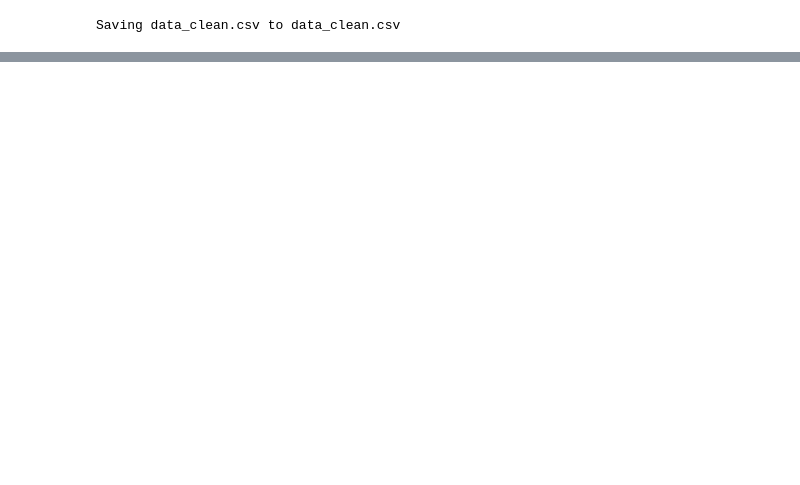
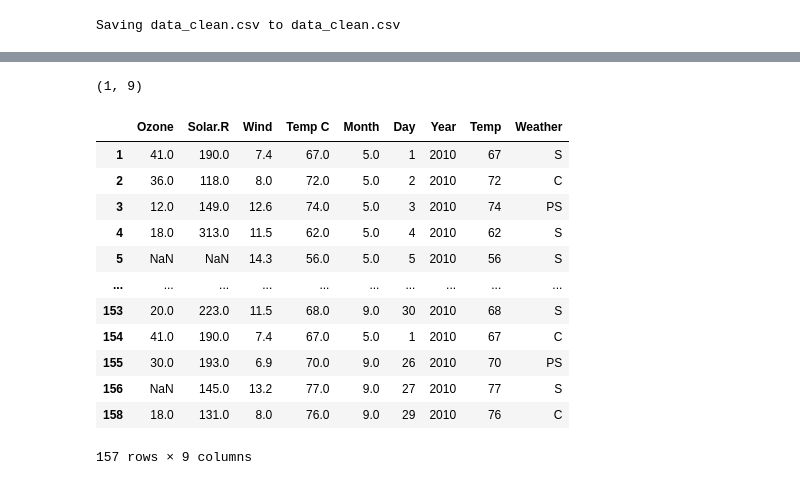
Before and after one commit to pincha673/notes, a Jupyter notebook: EDA.ipynb, the cells around one changed output, grey strips where cells are left out. Drawn from its saved outputs; the diff is of its cells as text; code cells hidden in the pictures; blank space fills up the shorter version.

```diff
--- a/EDA.ipynb
+++ b/EDA.ipynb
@@ -70,0 +101,6 @@ memory usage: 12.5+ KB
+# %%
+data['Month'] = pd.to_numeric(data['Month'],errors = 'coerce')                  # to change the dtype of month and along with replace the object as NA
+# %%
+data['Temp C'] = pd.to_numeric(data['Temp C'], errors = 'coerce')               # to change the dtype of Temp and replace the wrong object with NA
+# %%
+data['Weather'] = data['Weather'].astype('category')                            # to change the wether as a category
@@ -70,0 +137,22 @@ memory usage: 12.5+ KB
+# %%
+data[data.duplicated()].shape                                                   # To check the rows and columns of the duplicated entery
+# %% [output]
+(1, 9)
+# %%
+data_cleaned1 = data.drop_duplicates()                                           # the duplictaes row and columns will be removed
+# %%
+data_cleaned1
+# %% [output]
+|  | Ozone | Solar.R | Wind | Temp C | Month | Day | Year | Temp | Weather |
+| 1 | 41.0 | 190.0 | 7.4 | 67.0 | 5.0 | 1 | 2010 | 67 | S |
+| 2 | 36.0 | 118.0 | 8.0 | 72.0 | 5.0 | 2 | 2010 | 72 | C |
+| 3 | 12.0 | 149.0 | 12.6 | 74.0 | 5.0 | 3 | 2010 | 74 | PS |
+| 4 | 18.0 | 313.0 | 11.5 | 62.0 | 5.0 | 4 | 2010 | 62 | S |
+| 5 | NaN | NaN | 14.3 | 56.0 | 5.0 | 5 | 2010 | 56 | S |
+| ... | ... | ... | ... | ... | ... | ... | ... | ... | ... |
+| 153 | 20.0 | 223.0 | 11.5 | 68.0 | 9.0 | 30 | 2010 | 68 | S |
+| 154 | 41.0 | 190.0 | 7.4 | 67.0 | 5.0 | 1 | 2010 | 67 | C |
+| 155 | 30.0 | 193.0 | 6.9 | 70.0 | 9.0 | 26 | 2010 | 70 | PS |
+| 156 | NaN | 145.0 | 13.2 | 77.0 | 9.0 | 27 | 2010 | 77 | S |
+| 158 | 18.0 | 131.0 | 8.0 | 76.0 | 9.0 | 29 | 2010 | 76 | C |
+157 rows × 9 columns
```
Also changed, not shown: parts of 13 cells of this notebook.
